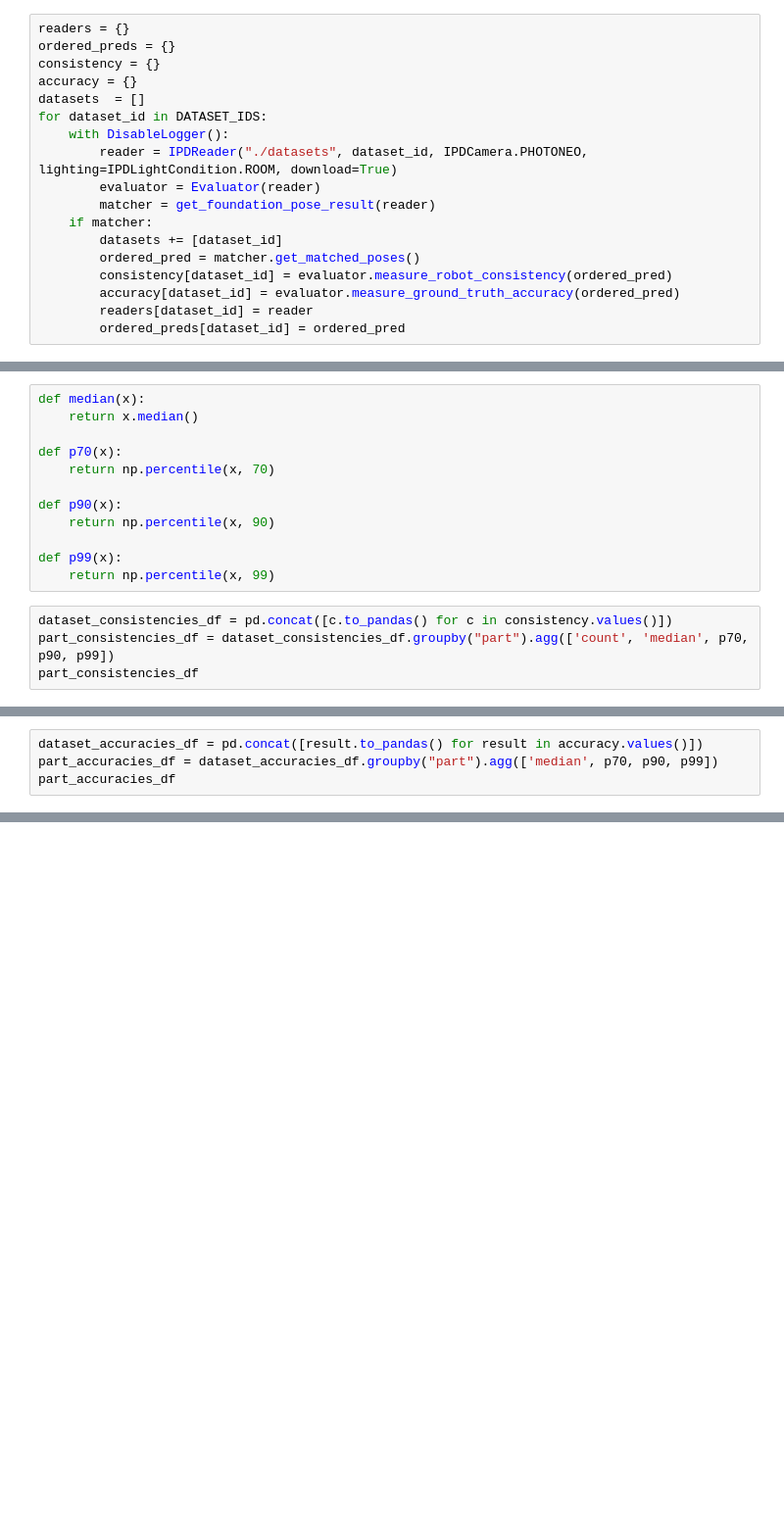
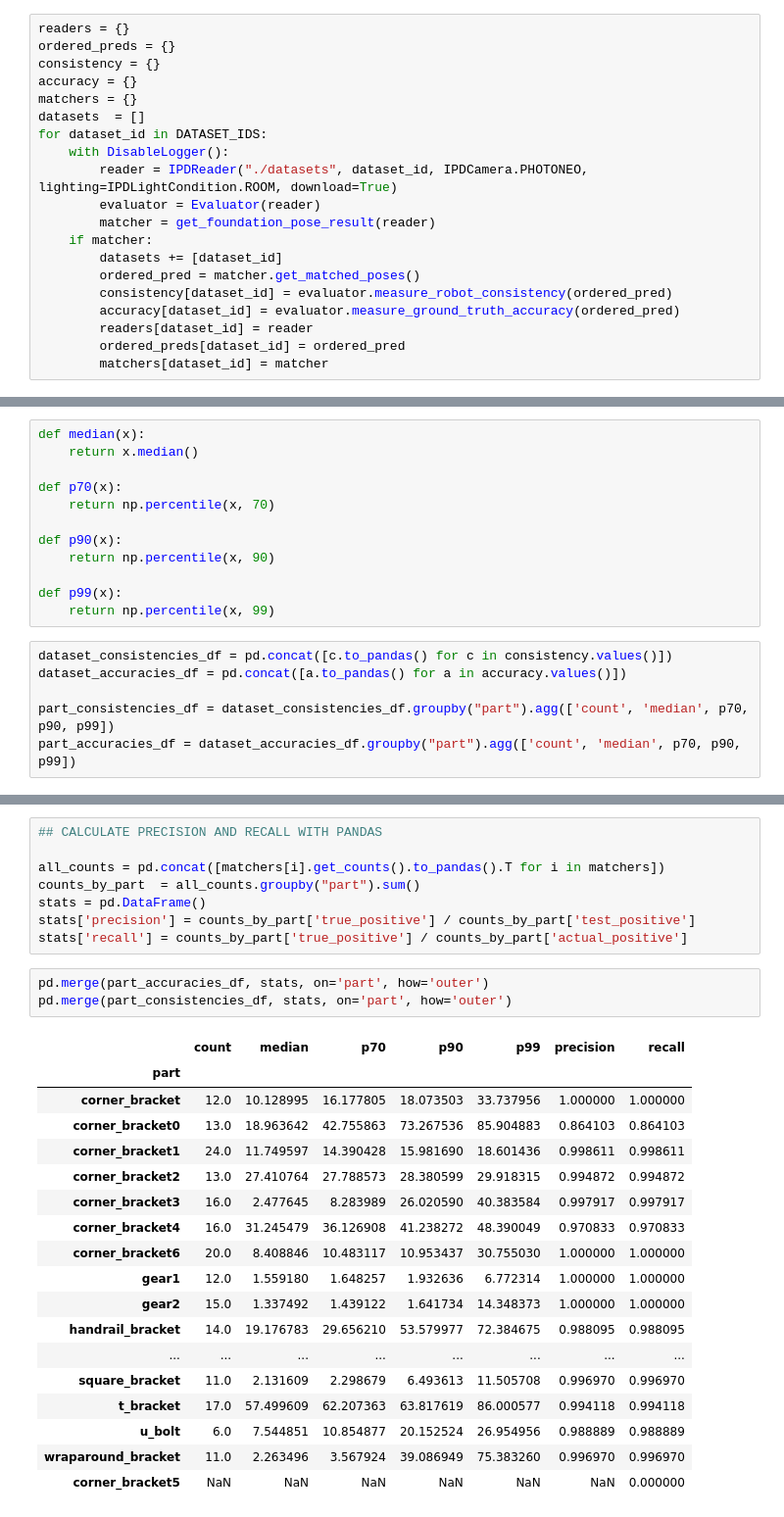
Before and after one commit to intrinsic-ai/ipd, a Jupyter notebook: demo_results_multi.ipynb, the cells around one changed output, grey strips where cells are left out. Shown at 98% size. Cells and saved outputs as stored; diff of their text form; blank space fills up the shorter version.

```diff
--- a/demo_results_multi.ipynb
+++ b/demo_results_multi.ipynb
@@ -75,6 +78,7 @@ readers = {}
 ordered_preds = {}
 consistency = {}
 accuracy = {}
+matchers = {}
 datasets  = []
 for dataset_id in DATASET_IDS:
     with DisableLogger():
@@ -88,6 +92,7 @@ for dataset_id in DATASET_IDS:
         accuracy[dataset_id] = evaluator.measure_ground_truth_accuracy(ordered_pred)
         readers[dataset_id] = reader
         ordered_preds[dataset_id] = ordered_pred
+        matchers[dataset_id] = matcher
 # %%
 #datasets with results!
 datasets
@@ -206,5 +219,7 @@ def p99(x):
     return np.percentile(x, 99)
 # %%
 dataset_consistencies_df = pd.concat([c.to_pandas() for c in consistency.values()])
+dataset_accuracies_df = pd.concat([a.to_pandas() for a in accuracy.values()])
+
 part_consistencies_df = dataset_consistencies_df.groupby("part").agg(['count', 'median', p70, p90, p99])
-part_consistencies_df
+part_accuracies_df = dataset_accuracies_df.groupby("part").agg(['count', 'median', p70, p90, p99])
@@ -230,4 +225,0 @@ part_consistencies_df
-# %%
-dataset_accuracies_df = pd.concat([result.to_pandas() for result in accuracy.values()])
-part_accuracies_df = dataset_accuracies_df.groupby("part").agg(['median', p70, p90, p99])
-part_accuracies_df
@@ -252,0 +275,30 @@ part_accuracies_df
+# %%
+## CALCULATE PRECISION AND RECALL WITH PANDAS
+
+all_counts = pd.concat([matchers[i].get_counts().to_pandas().T for i in matchers])
+counts_by_part  = all_counts.groupby("part").sum()
+stats = pd.DataFrame()
+stats['precision'] = counts_by_part['true_positive'] / counts_by_part['test_positive']
+stats['recall'] = counts_by_part['true_positive'] / counts_by_part['actual_positive']
+# %%
+pd.merge(part_accuracies_df, stats, on='part', how='outer')
+pd.merge(part_consistencies_df, stats, on='part', how='outer')
+# %% [output]
+|  | count | median | p70 | p90 | p99 | precision | recall |
+| part |  |  |  |  |  |  |  |
+| corner_bracket | 12.0 | 10.128995 | 16.177805 | 18.073503 | 33.737956 | 1.000000 | 1.000000 |
+| corner_bracket0 | 13.0 | 18.963642 | 42.755863 | 73.267536 | 85.904883 | 0.864103 | 0.864103 |
+| corner_bracket1 | 24.0 | 11.749597 | 14.390428 | 15.981690 | 18.601436 | 0.998611 | 0.998611 |
+| corner_bracket2 | 13.0 | 27.410764 | 27.788573 | 28.380599 | 29.918315 | 0.994872 | 0.994872 |
+| corner_bracket3 | 16.0 | 2.477645 | 8.283989 | 26.020590 | 40.383584 | 0.997917 | 0.997917 |
+| corner_bracket4 | 16.0 | 31.245479 | 36.126908 | 41.238272 | 48.390049 | 0.970833 | 0.970833 |
+| corner_bracket6 | 20.0 | 8.408846 | 10.483117 | 10.953437 | 30.755030 | 1.000000 | 1.000000 |
+| gear1 | 12.0 | 1.559180 | 1.648257 | 1.932636 | 6.772314 | 1.000000 | 1.000000 |
+| gear2 | 15.0 | 1.337492 | 1.439122 | 1.641734 | 14.348373 | 1.000000 | 1.000000 |
+| handrail_bracket | 14.0 | 19.176783 | 29.656210 | 53.579977 | 72.384675 | 0.988095 | 0.988095 |
+| ... | ... | ... | ... | ... | ... | ... | ... |
+| square_bracket | 11.0 | 2.131609 | 2.298679 | 6.493613 | 11.505708 | 0.996970 | 0.996970 |
+| t_bracket | 17.0 | 57.499609 | 62.207363 | 63.817619 | 86.000577 | 0.994118 | 0.994118 |
+| u_bolt | 6.0 | 7.544851 | 10.854877 | 20.152524 | 26.954956 | 0.988889 | 0.988889 |
+| wraparound_bracket | 11.0 | 2.263496 | 3.567924 | 39.086949 | 75.383260 | 0.996970 | 0.996970 |
+| corner_bracket5 | NaN | NaN | NaN | NaN | NaN | NaN | 0.000000 |
```
Also changed, not shown: parts of 11 cells of this notebook, 2 other files.
